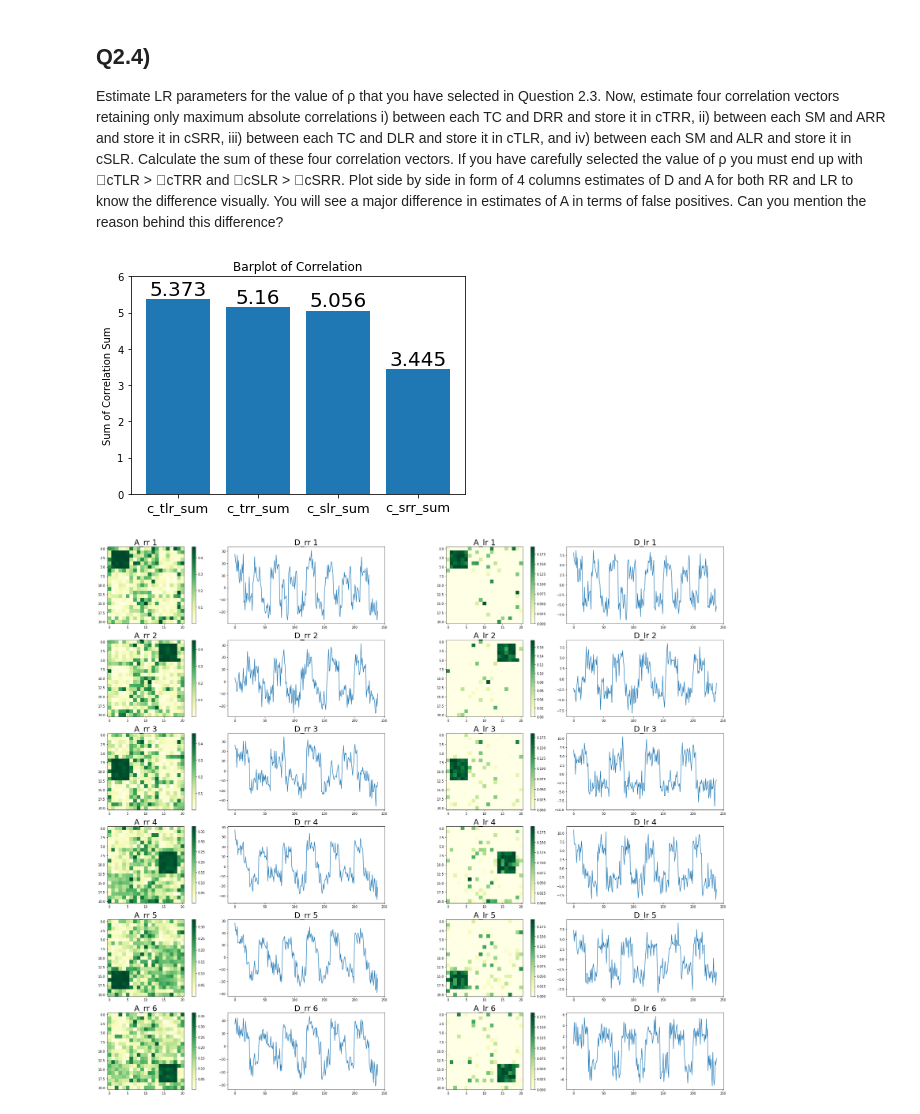
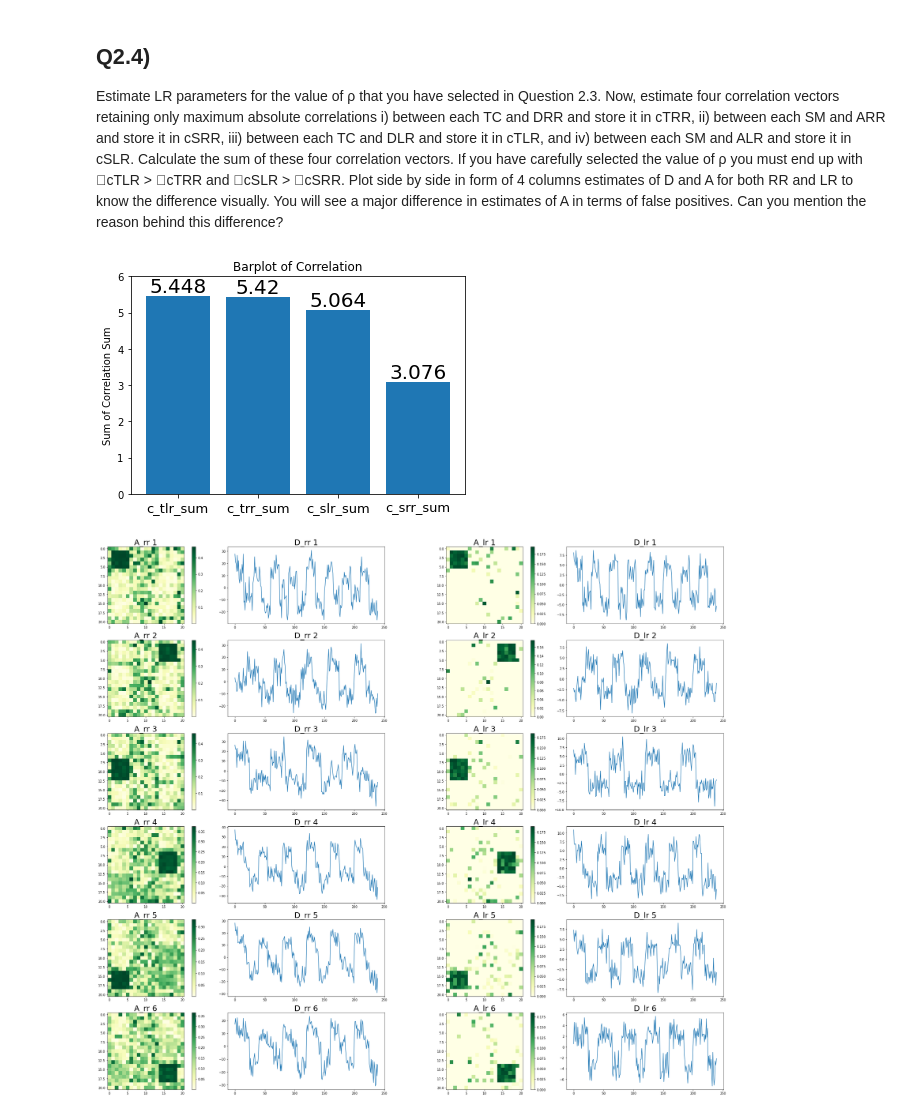
Before and after one commit to tzhern/MAST30034-Assignment-1, a Jupyter notebook: assignment1.ipynb, the cells around one changed output. Saved outputs shown, nothing was run; the diff lists cells and outputs as text; code cells hidden in the pictures.

```diff
--- a/assignment1.ipynb
+++ b/assignment1.ipynb
@@ -324,7 +324,7 @@ def estimate_rr_params(D, X, lmbda, absolute=True):
 # %%
 # Calculate the corrrelations
 lmbda=0.5
-A_rr, D_rr = estimate_rr_params(D, X, lmbda=lmbda)
+A_rr, D_rr = estimate_rr_params(D, X, lmbda=lmbda, absolute=False)
 c_tlsr = []
 c_trr = []
 for i in range(TC.shape[1]):
@@ -427,7 +427,7 @@ for rho in rhos:  # try each rho
         gamma_s = np.random.normal(0, np.sqrt(var_s), size = (SM.shape[0], SM.shape[1]))  # generate noise
         X_new = (TC + gamma_t) @ (SM + gamma_s)
         X_new = scale(X_new) # standardize X
-        A_lr, D_lr = estimate_lr_params(TC=TC, rho=rho, X=X_new)
+        A_lr, D_lr = estimate_lr_params(TC=TC, rho=rho, X=X_new, absolute=False)
         MSE += np.sum((X_new - D_lr @ A_lr)**2)/ (N * V)
     MSE = MSE/10
     MSEs.append(MSE)
@@ -465,35 +465,35 @@ c_tlr = []
 c_slr = []
 
 rho_opt = rhos[np.argmin(MSEs)] # choose the optimal rho (that results in the lowest MSE)
-A_lr, D_lr = estimate_lr_params(TC=TC, rho=rho_opt, X=X)
+A_lr, D_lr = estimate_lr_params(TC=TC, rho=rho_opt, X=X, absolute=False)
 
 # Calculate correlation
 for i in range(TC.shape[1]):
     c_trr.append(np.abs(np.corrcoef(TC[:, i], D_rr[:, i])[0][1]))
     c_srr.append(np.abs(np.corrcoef(SM[i, :], A_rr[i, :])[0][1]))
     c_tlr.append(np.abs(np.corrcoef(TC[:, i], D_lr[:, i])[0][1]))
     c_slr.append(np.abs(np.corrcoef(SM[i, :], A_lr[i, :])[0][1]))
 
 # Sum up the correlation
 c_trr_sum = np.sum(c_trr)
 c_srr_sum = np.sum(c_srr)
 c_tlr_sum = np.sum(c_tlr)
 c_slr_sum = np.sum(c_slr)
 
 x = ['c_tlr_sum', 'c_trr_sum', 'c_slr_sum', 'c_srr_sum']
 y = [c_tlr_sum, c_trr_sum, c_slr_sum, c_srr_sum]
 plt.bar(x, y)
 plt.title('Barplot of Correlation')
 plt.ylim([0, 6])
 plt.ylabel('Sum of Correlation Sum')
 plt.xticks(fontsize=13)
 for i in range(len(x)):
     plt.annotate(np.round(y[i],3), xy=(x[i],y[i]), ha='center', va='bottom', fontsize=20)
 
 plt.savefig('plots/q2.4a.png')
 plt.show()
 # %% [output]
-[figure, old version]
+[figure, new version]
 # %%
 # Plot side by side in form of 4 columns estimates of D and A for both RR and LR
 fig = plt.figure(figsize=(30, 25))
```
Also changed, not shown: parts of 3 cells of this notebook, 4 other files.
